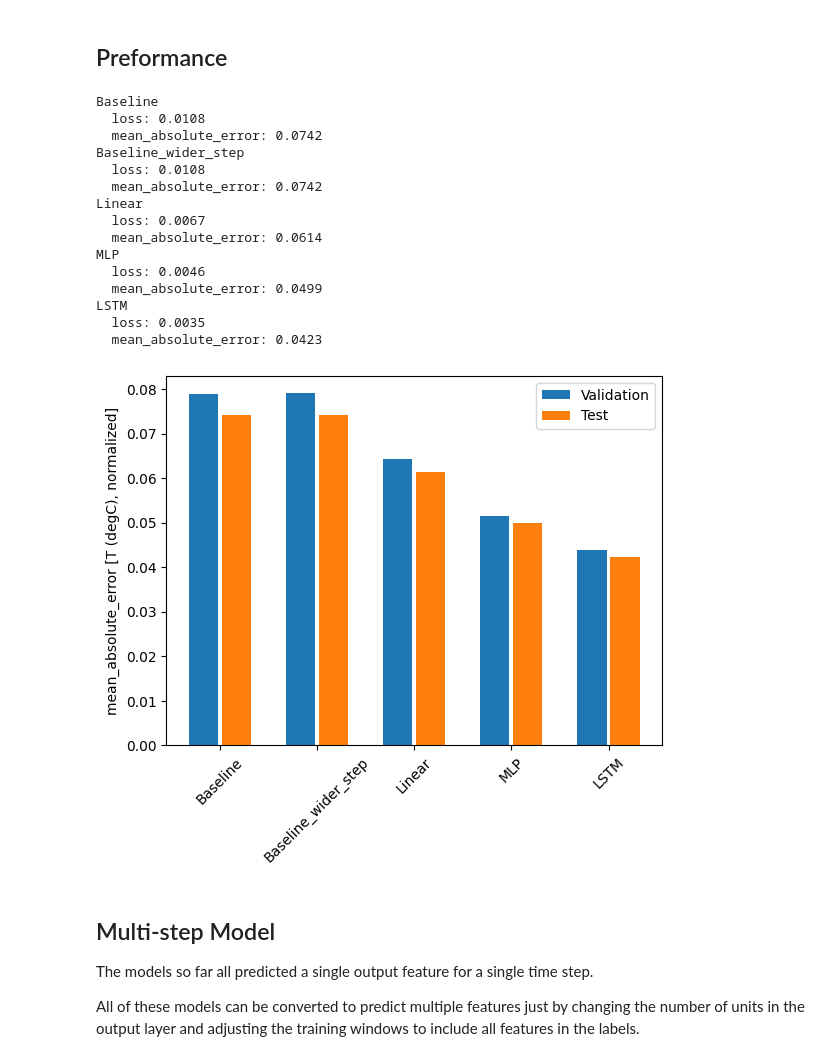
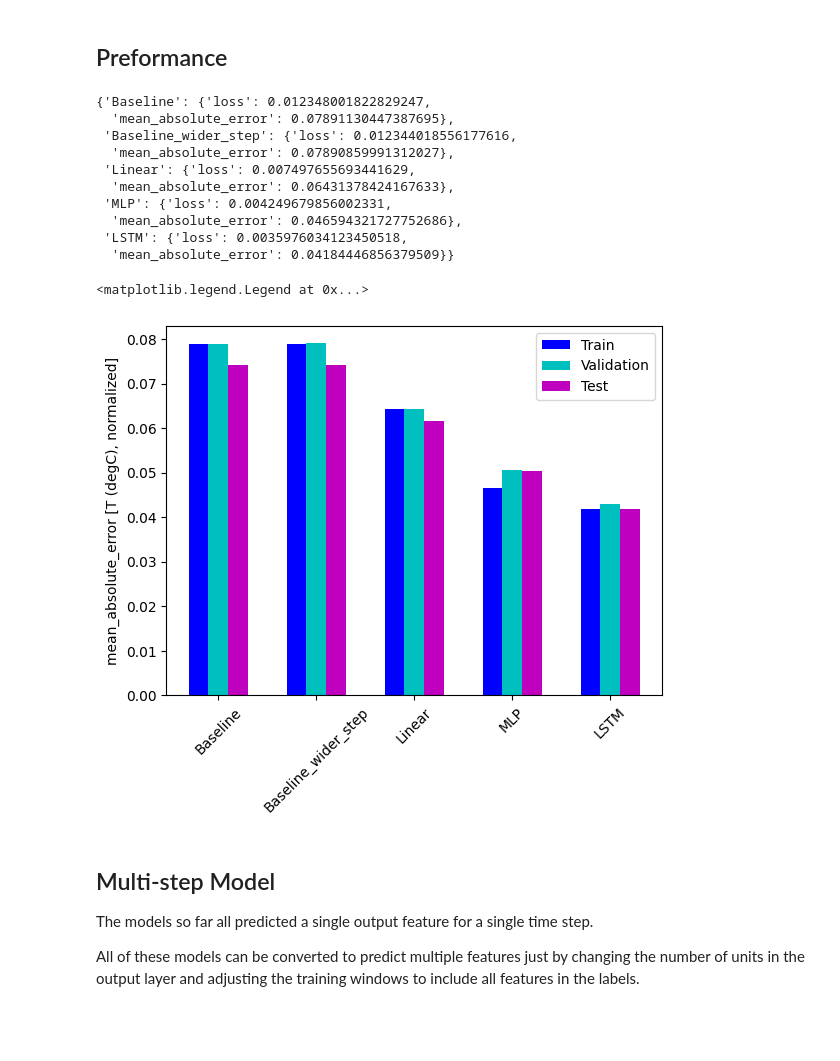
Before and after one commit to charlesaraya/deep-learning-notebooks, a Jupyter notebook: Forecasting/Weather_Forecasting.ipynb, the cells around one changed output. Drawn from its saved outputs; the diff is of its cells as text; code cells hidden in the pictures; blank space fills up the shorter version.

```diff
--- a/Forecasting/Weather_Forecasting.ipynb
+++ b/Forecasting/Weather_Forecasting.ipynb
@@ -505,9 +476,9 @@ baseline_model.compile(
 
 train_performance = {}
 val_performance = {}
-performance = {}
+test_performance = {}
 
 train_performance['Baseline'] = baseline_model.evaluate(single_step.train, return_dict=True)
 val_performance['Baseline'] = baseline_model.evaluate(single_step.val, return_dict=True)
-performance['Baseline'] = baseline_model.evaluate(single_step.test, return_dict=True)
+test_performance['Baseline'] = baseline_model.evaluate(single_step.test, return_dict=True)
 # %% [output]
@@ -517,5 +488,5 @@ performance['Baseline'] = baseline_model.evaluate(single_step.test, return_dict=
 # %%
 train_performance['Baseline_wider_step'] = baseline_model.evaluate(single_step_wider.train, return_dict=True)
 val_performance['Baseline_wider_step'] = baseline_model.evaluate(single_step_wider.val, return_dict=True)
-performance['Baseline_wider_step'] = baseline_model.evaluate(single_step_wider.test, return_dict=True)
+test_performance['Baseline_wider_step'] = baseline_model.evaluate(single_step_wider.test, return_dict=True)
 # %% [output]
@@ -640,8 +582,6 @@ mlp_model = tf.keras.Sequential([
     tf.keras.layers.Dense(64, activation='relu'),
     tf.keras.layers.Dense(1),
 ])
-
-epochs = 20
 
 mlp_model.compile(
     optimizer = tf.keras.optimizers.Adam(),
@@ -651,14 +591,15 @@ mlp_model.compile(
 
 history = mlp_model.fit(
     single_step_wider.train,
-    epochs = epochs,
+    epochs = EPOCHS,
     validation_data = single_step_wider.val,
     callbacks = [
         tf.keras.callbacks.EarlyStopping(monitor='val_loss', patience=2, mode='min')
     ]
 )
 
+train_performance['MLP'] = mlp_model.evaluate(single_step_wider.train, return_dict=True)
 val_performance['MLP'] = mlp_model.evaluate(single_step_wider.val, return_dict=True)
-performance['MLP'] = mlp_model.evaluate(single_step_wider.test, return_dict=True)
+test_performance['MLP'] = mlp_model.evaluate(single_step_wider.test, return_dict=True)
 # %% [output]
 Epoch 1/20
@@ -712,8 +645,6 @@ LSTM_model = tf.keras.Sequential([
     tf.keras.layers.LSTM(32, return_sequences=True),
     tf.keras.layers.Dense(1),
 ])
-
-epochs = 20
 
 LSTM_model.compile(
     optimizer = tf.keras.optimizers.Adam(),
@@ -723,14 +654,15 @@ LSTM_model.compile(
 
 history = LSTM_model.fit(
     single_step_wider.train,
-    epochs = epochs,
+    epochs = EPOCHS,
     validation_data = single_step_wider.val,
     callbacks = [
         tf.keras.callbacks.EarlyStopping(monitor='val_loss', patience=2, mode='min')
     ]
 )
 
+train_performance['LSTM'] = LSTM_model.evaluate(single_step_wider.train, return_dict=True)
 val_performance['LSTM'] = LSTM_model.evaluate(single_step_wider.val, return_dict=True)
-performance['LSTM'] = LSTM_model.evaluate(single_step_wider.test, return_dict=True)
+test_performance['LSTM'] = LSTM_model.evaluate(single_step_wider.test, return_dict=True)
 # %% [output]
 Epoch 1/20
@@ -776,40 +700,37 @@ plot(
 # %% [markdown]
 ## Preformance
+# %%
+train_performance
+# %% [output]
+{'Baseline': {'loss': 0.012348001822829247,
+  'mean_absolute_error': 0.07891130447387695},
+ 'Baseline_wider_step': {'loss': 0.012344018556177616,
+  'mean_absolute_error': 0.07890859991312027},
+ 'Linear': {'loss': 0.007497655693441629,
+  'mean_absolute_error': 0.06431378424167633},
+ 'MLP': {'loss': 0.004249679856002331,
+  'mean_absolute_error': 0.046594321727752686},
+ 'LSTM': {'loss': 0.0035976034123450518,
+  'mean_absolute_error': 0.04184446856379509}}
 # %%
-for key in performance:
-    print(f"{key}")
-    for metric in performance[key]:
-        print(f"  {metric}: {performance[key][metric]:.4f}")
+x = np.arange(len(test_performance))
+width = 0.2
+metric_name = 'mean_absolute_error'
 
-x = np.arange(len(performance))
-width = 0.3
-metric_name = 'mean_absolute_error'
+train_mae = [v[metric_name] for v in train_performance.values()]
 val_mae = [v[metric_name] for v in val_performance.values()]
-test_mae = [v[metric_name] for v in performance.values()]
+test_mae = [v[metric_name] for v in test_performance.values()]
+
+plt.bar(x - 0.2, train_mae, width, label='Train', color='b')
+plt.bar(x, val_mae, width, label='Validation', color='c')
+plt.bar(x + 0.2, test_mae, width, label='Test', color='m')
 
 plt.ylabel('mean_absolute_error [T (degC), normalized]')
-plt.bar(x - 0.17, val_mae, width, label='Validation')
-plt.bar(x + 0.17, test_mae, width, label='Test')
-plt.xticks(ticks=x, labels=performance.keys(),
-           rotation=45)
-_ = plt.legend()
+plt.xticks(ticks=x, labels=test_performance.keys(), rotation=45)
+plt.legend()
 # %% [output]
-Baseline
-  loss: 0.0108
-  mean_absolute_error: 0.0742
-Baseline_wider_step
-  loss: 0.0108
-  mean_absolute_error: 0.0742
-Linear
-  loss: 0.0067
-  mean_absolute_error: 0.0614
-MLP
-  loss: 0.0046
-  mean_absolute_error: 0.0499
-LSTM
-  loss: 0.0035
-  mean_absolute_error: 0.0423
+<matplotlib.legend.Legend at 0x...>
-[figure, old version]
+[figure, new version]
 # %% [markdown]
 ## Multi-step Model
 The models so far all predicted a single output feature for a single time step.
```
Also changed, not shown: parts of 60 cells of this notebook.
